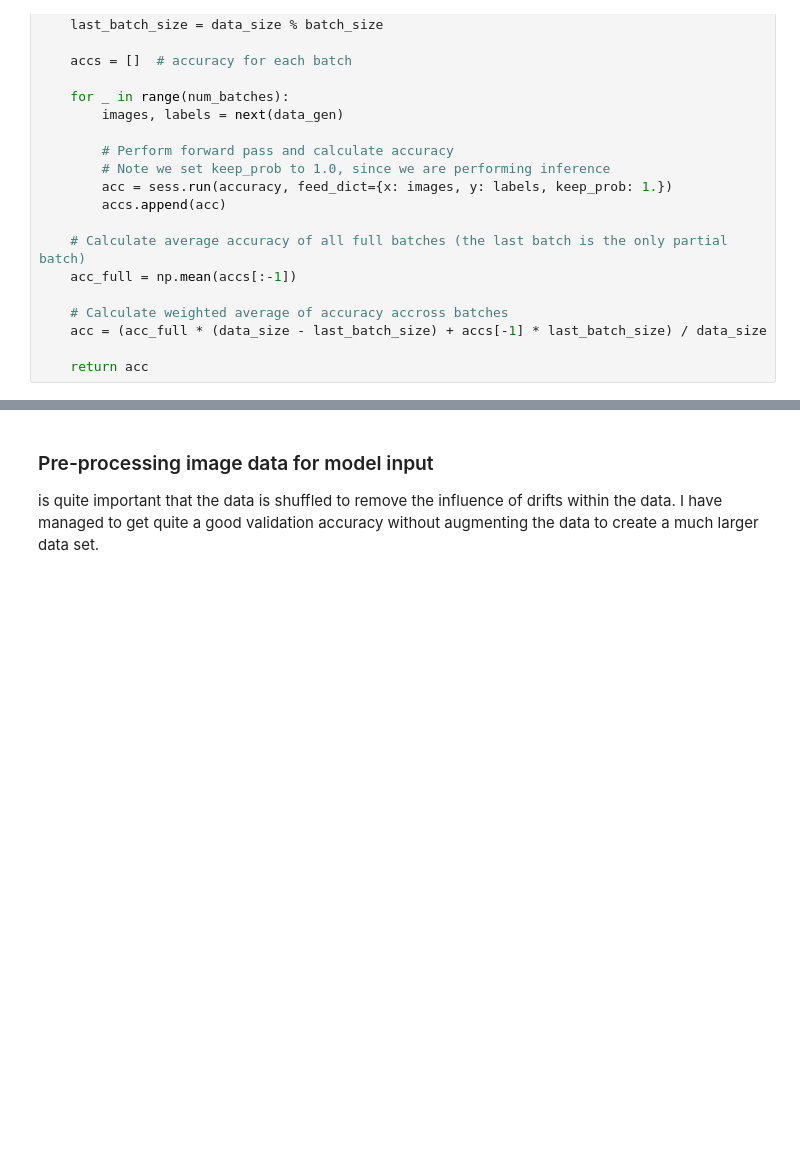
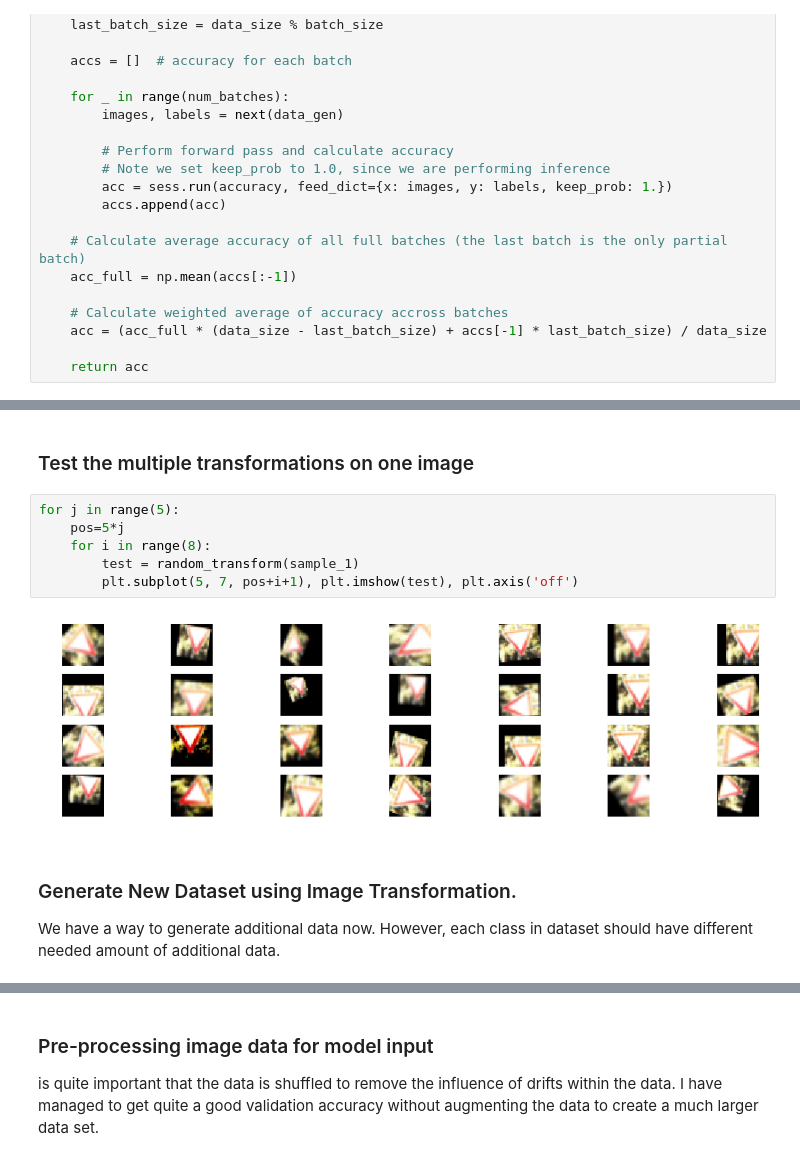
Before and after one commit to PanasheC/Traffic-Sign-Classifier, a Jupyter notebook: Traffic_Sign_Classifier.ipynb, the cells around one changed output, grey strips where cells are left out. Drawn from its saved outputs; the diff is of its cells as text; blank space fills up the shorter version.

```diff
--- a/Traffic_Sign_Classifier.ipynb
+++ b/Traffic_Sign_Classifier.ipynb
@@ -368,0 +467,14 @@ def calculate_accuracy(data_gen, data_size, batch_size, accuracy, x, y, keep_pro
+# %% [markdown]
+### Test the multiple transformations on one image
+# %%
+for j in range(5):
+    pos=5*j
+    for i in range(8):
+        test = random_transform(sample_1)
+        plt.subplot(5, 7, pos+i+1), plt.imshow(test), plt.axis('off')
+# %% [output]
+[figure, added]
+# %% [markdown]
+### Generate New Dataset using Image Transformation.
+
+We have a way to generate additional data now. However, each class in dataset should have different needed amount of additional data.
```
Also changed, not shown: parts of 34 cells of this notebook, 20 other files.
